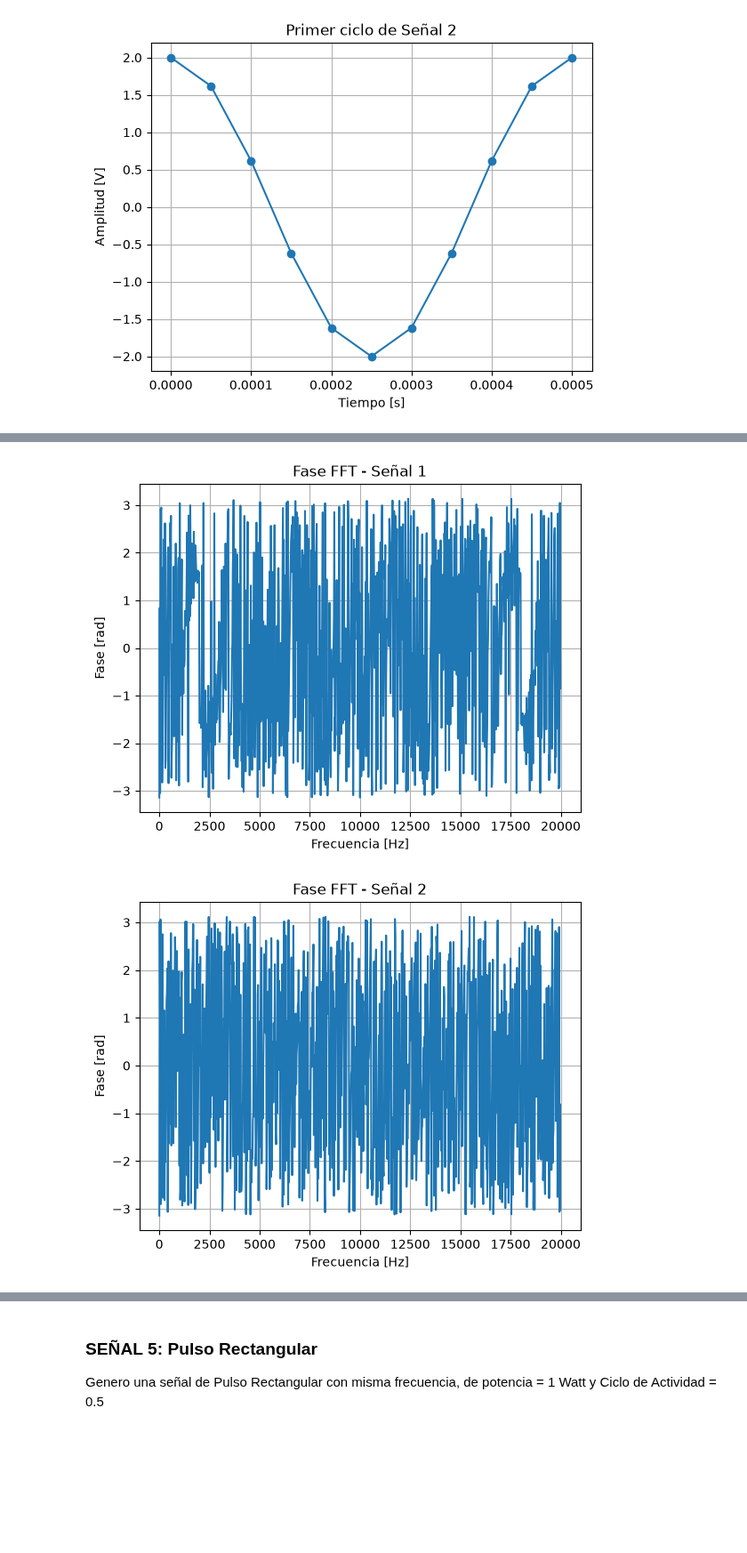
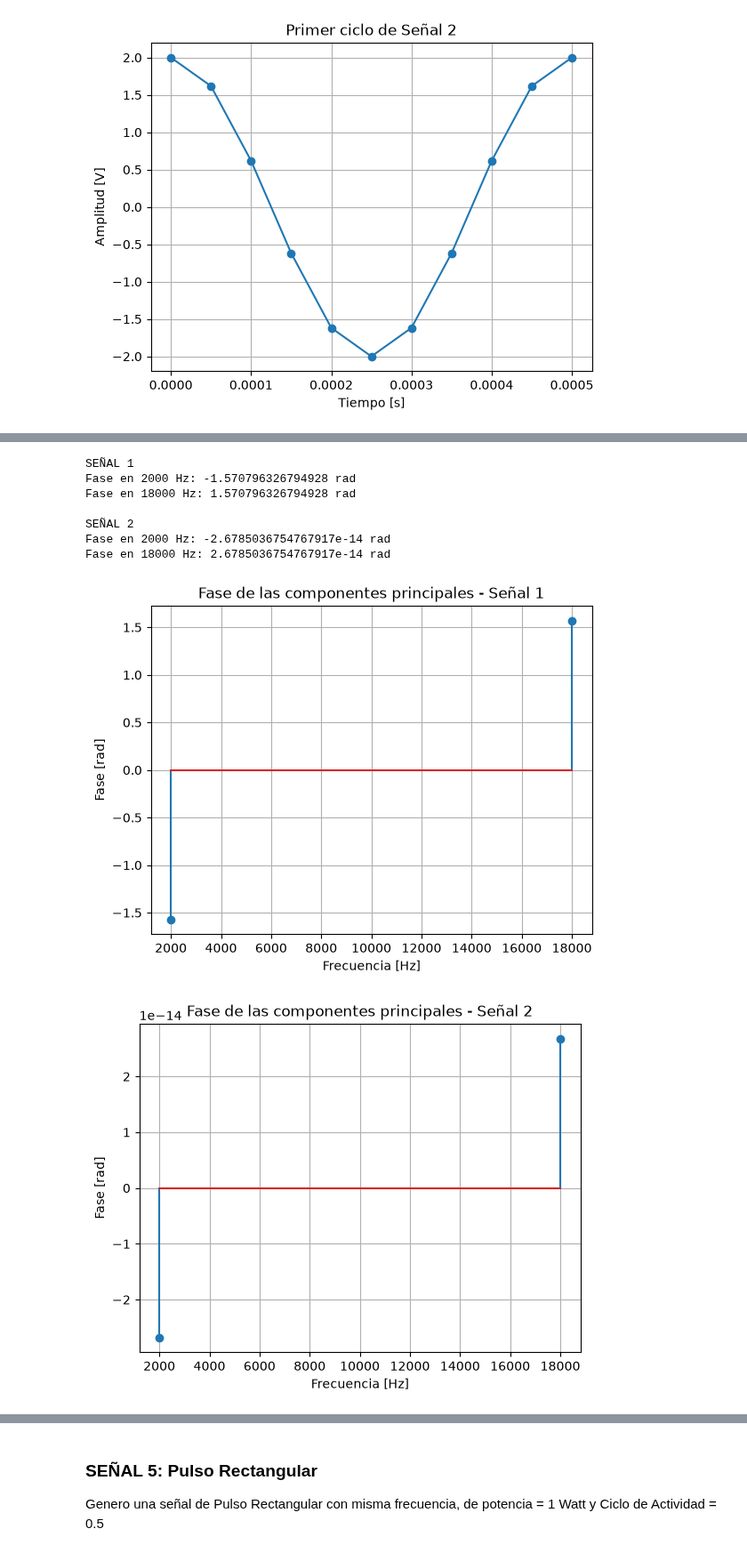
Before and after one commit to GConstenlaP/AyPS, a Jupyter notebook: TS1/TS1.ipynb, the cells around one changed output, grey strips where cells are left out. Shown at 89% size. Cells and saved outputs as stored; diff of their text form; code cells hidden in the pictures; blank space fills up the shorter version.

```diff
--- a/TS1/TS1.ipynb
+++ b/TS1/TS1.ipynb
@@ -175,25 +302,44 @@ Por otro lado, si graficamos la FFT de la fase de la señal 1 y señal 2 se pued
 # %%
 #%% diferencia de fase entre señal 1 y 2
 
+#1 fase de numero complejo: φ = atan2(Im(X[k]), Re(X[k]))
 
 fase_1 = np.angle(fft_1)
 fase_2 = np.angle(fft_2)
 
+print("SEÑAL 1")
+print("Fase en 2000 Hz:", fase_1[100], "rad") #-π/2 rad
+print("Fase en 18000 Hz:", fase_1[900], "rad") #+π/2 rad
+print("\nSEÑAL 2")
+print("Fase en 2000 Hz:", fase_2[100], "rad")
+print("Fase en 18000 Hz:", fase_2[900], "rad")
+
+frecuencias_fase = [2000, 18000]
+fase_1i = [fase_1[100], fase_1[900]]
+fase_2i = [fase_2[100], fase_2[900]]
+
 plt.figure()
-plt.plot(frecuencias, fase_1)
-plt.title("Fase FFT - Señal 1")
+plt.stem(frecuencias_fase, fase_1i)
+plt.title("Fase de las componentes principales - Señal 1")
 plt.xlabel("Frecuencia [Hz]")
 plt.ylabel("Fase [rad]")
 plt.grid()
 plt.show()
 
 plt.figure()
-plt.plot(frecuencias, fase_2)
-plt.title("Fase FFT - Señal 2")
+plt.stem(frecuencias_fase, fase_2i)
+plt.title("Fase de las componentes principales - Señal 2")
 plt.xlabel("Frecuencia [Hz]")
 plt.ylabel("Fase [rad]")
 plt.grid()
 plt.show()
 # %% [output]
+SEÑAL 1
+Fase en 2000 Hz: -1.570796326794928 rad
+Fase en 18000 Hz: 1.570796326794928 rad
+
+SEÑAL 2
+Fase en 2000 Hz: -2.6785036754767917e-14 rad
+Fase en 18000 Hz: 2.6785036754767917e-14 rad
-[figure, old version]
+[figure, new version]
-[figure, old version]
+[figure, new version]
```
Also changed, not shown: parts of 25 cells of this notebook.
